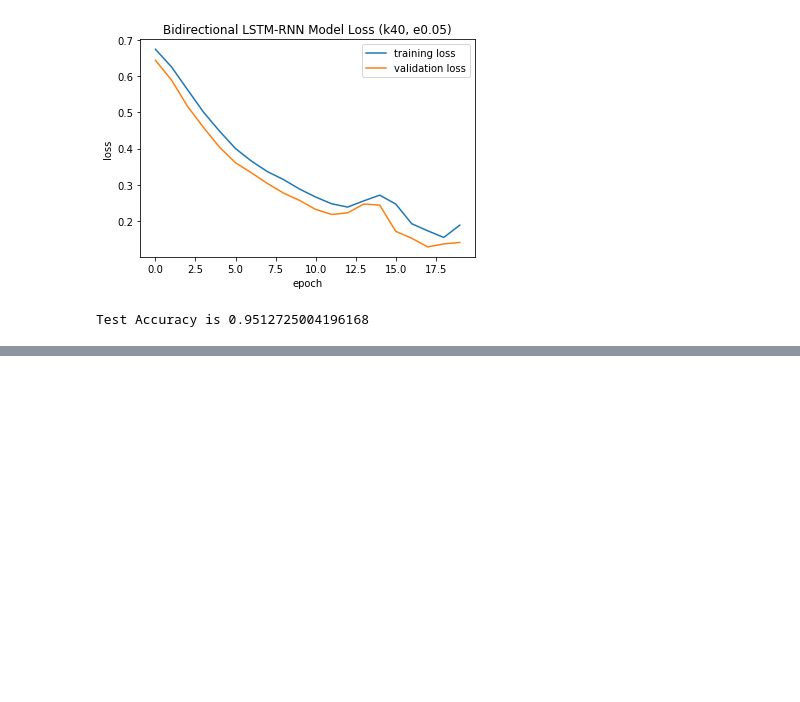
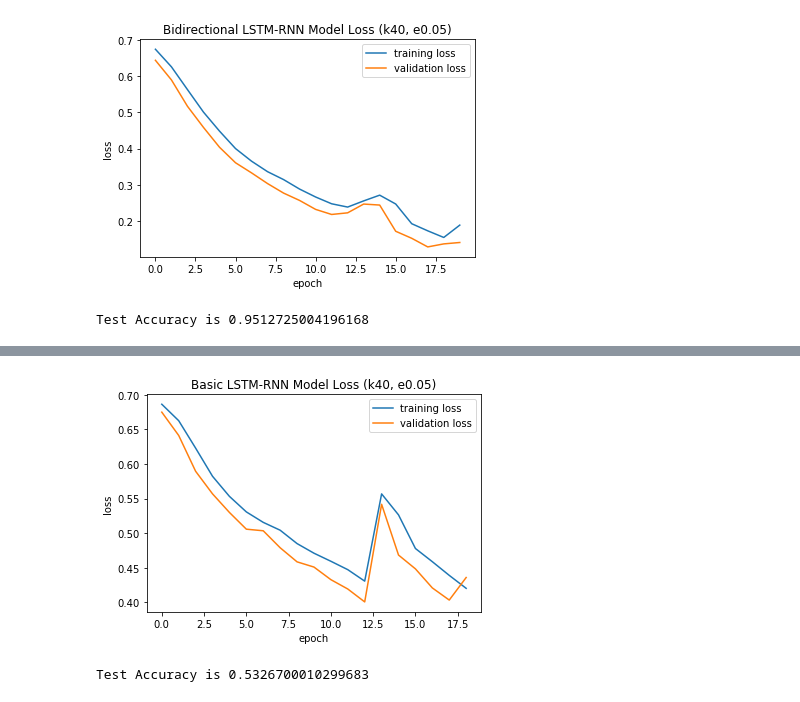
Before and after one commit to Gan-Tu/radioML, a Jupyter notebook: notebooks/ecc-v6.ipynb, the cells around one changed output, grey strips where cells are left out. Cells and saved outputs as stored; diff of their text form; code cells hidden in the pictures; blank space fills up the shorter version.

```diff
--- a/notebooks/ecc-v6.ipynb
+++ b/notebooks/ecc-v6.ipynb
@@ -1105,3 +1105,27 @@ plt.show()
 print("Test Accuracy is", model_accuracy(model, X_test, y_test, argmax=False))
 # %% [output]
 Test Accuracy is 0.9512725004196168
+# %%
+data_path = "../data/dataset_04/data/dataset_n25000_k40_e0.05.pkl"
+train, test, original = build_data_from_path(data_path)
+X_train, y_train = train
+X_test, y_test = test
+X, y, y_oh, y_viterbi_decoded = original
+
+X_train = prepare_data_for_lstm(X_train)
+X_test = prepare_data_for_lstm(X_test)
+
+lr = 0.01
+model = Sequential()
+
+model.add(LSTM(200, activation="tanh", return_sequences=False, input_shape=X_train.shape[1:]))
+model.add(Dropout(0.5))
+
+model.add(Dense(80, activation="sigmoid"))
+model.add(Reshape((40,2)))
+
+opt = optimizers["adam"](lr=lr)
+model.compile(optimizer=opt, loss="binary_crossentropy", metrics=["accuracy"])
+
+history = model.fit(X_train, y_train, epochs=20, batch_size=512, verbose=2,
+          shuffle=True, validation_split=0.2)
@@ -1107,0 +1150,14 @@ Test Accuracy is 0.9512725004196168
+# %%
+plt.plot(history.history['loss'][:-1], label="training loss")
+plt.plot(history.history['val_loss'][:-1], label="validation loss")
+plt.title('Basic LSTM-RNN Model Loss (k40, e0.05)')
+plt.ylabel('loss')
+plt.xlabel('epoch')
+plt.legend()
+plt.show()
+# %% [output]
+[figure, added]
+# %%
+print("Test Accuracy is", model_accuracy(model, X_test, y_test, argmax=False))
+# %% [output]
+Test Accuracy is 0.5326700010299683
```
Also changed, not shown: parts of 1 cell of this notebook, 2 other files.
